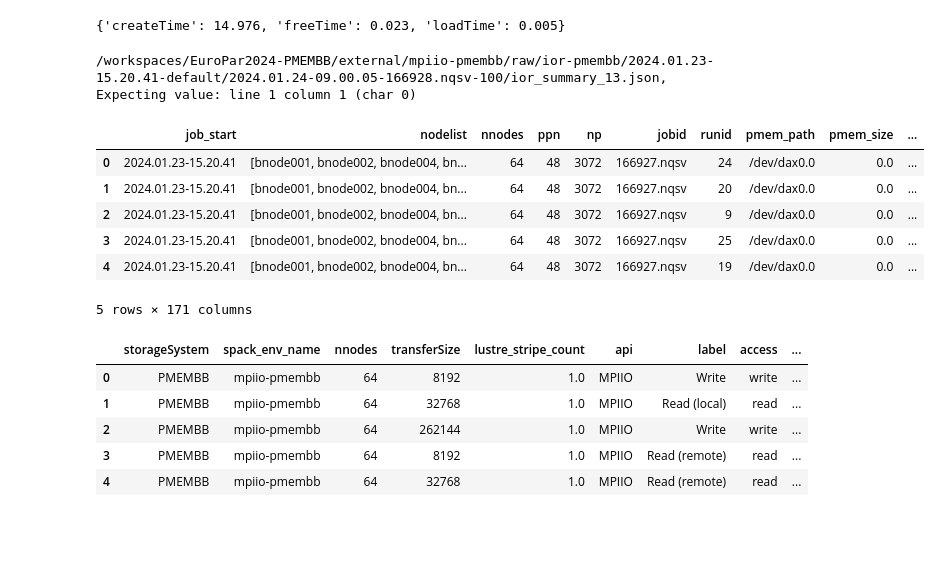
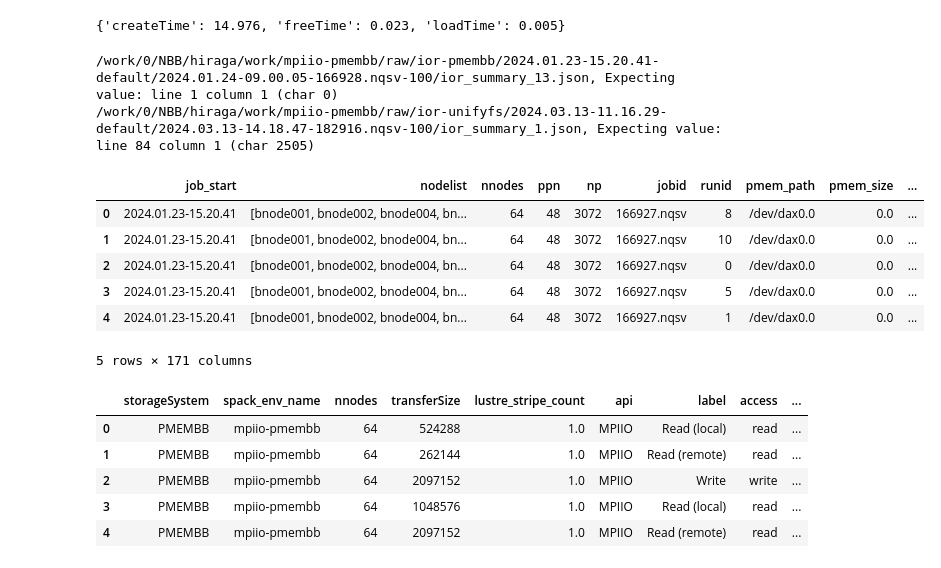
Before and after one commit to tsukuba-hpcs/mpiio-pmembb, a Jupyter notebook: src/ior/ior-comp.ipynb, the cells around one changed output. Saved outputs shown, nothing was run; the diff lists cells and outputs as text; code cells hidden in the pictures; blank space fills up the shorter version.

```diff
--- a/src/ior/ior-comp.ipynb
+++ b/src/ior/ior-comp.ipynb
@@ -93,24 +93,18 @@ job_group = (
     ("ior-pmembb/2024.01.23-15.20.41-default", {"storageSystem": "PMEMBB"}),
     ("ior-pmembb/2024.01.23-15.22.18-default", {"storageSystem": "PMEMBB"}),
     ("ior-pmembb/2024.01.24-12.44.18-default", {"storageSystem": "PMEMBB"}), # remain 100 node job
-    # ("ior-beeond/2024.02.19-16.30.42-default", {}),
     ("ior-lustre/2024.02.19-12.11.41-default", {}),
-    # ("ior-beeond/2024.02.21-11.41.39-32-64node", {}),
-    # ("ior-beeond/2024.02.22-14.42.30-8G-32node", {}),
-    # ("ior-beeond/2024.02.22-17.54.41-4G-64node", {}),
+    ("ior-lustre/2024.03.08-13.32.07-100", {}),
+    ("ior-unifyfs/2024.02.25-00.47.21-default", {}),
+    ("ior-unifyfs/2024.03.08-13.28.47-100", {}),
+    ("ior-unifyfs/2024.03.13-11.16.29-default", {}),
     # ("ior-chfs/2024.02.22-18.40.41-default", {}),
-    ("ior-unifyfs/2024.02.25-00.47.21-default", {}),
     # ("ior-chfs/2024.02.26-12.41.00-local", {}),
     # ("ior-chfs/2024.02.26-12.41.00-local", {"storageSystem": "CHFS-local"}),
-    ("ior-lustre/2024.03.08-13.32.07-100", {}),
     # ("ior-chfs/2024.03.08-13.29.30-100", {}),
-    ("ior-unifyfs/2024.03.08-13.28.47-100", {}),
-    # ("ior-beeond/2024.02.28-06.53.51-setpattern", {}),
-    # ("ior-beeond/2024.03.08-13.28.14-100", {}),
-    # ("ior-beeond/2024.03.10-12.43.26-1-64", {}),
-    ("ior-beeond/2024.03.10-13.02.17-default", {}),
     ("ior-chfs/2024.03.13-10.47.36-ppn8-100", {}),
     ("ior-chfs/2024.03.13-10.54.26-ppn8", {}),
+    ("ior-beeond/2024.03.10-13.02.17-default", {}),
     ("ior-beeond/2024.03.13-11.01.27-default", {}),
 )
 
@@ -177,39 +171,40 @@ df_src = (
     .rename({
         "summary_bwMaxMIB": "bw",
         "summary_MeanTime": "time",
         "summary_segmentCount": "segmentCount",
         "summary_blockSize": "blockSize",
         "summary_transferSize": "transferSize",
         "summary_operation": "operation",
         "Parameters_filePerProc": "fpp",
         "Parameters_reorderTasks": "reorder",
         "summary_API": "api",
         "result_access": "access",
         "result_bwMiB": "bwMiB",
         "result_openTime": "openTime",
         "result_wrRdTime": "wrRdTime",
         "result_closeTime": "closeTime",
         "result_totalTime": "totalTime",
     }, axis=1)
     .astype({"fpp": bool, "reorder": bool,})
     .assign(bwGB=lambda x: x["bwMiB"] * 2**20 / 10**9)
 )
 df_src["label"] = np.select([
     (df_src["access"] == "write"),
     (df_src["access"] == "read") & (df_src["reorder"] == True),
     (df_src["access"] == "read") & (df_src["reorder"] == False),
 ], ["Write", "Read (remote)", "Read (local)"])
 
 
 df_src.head()
 # %% [output]
-/workspaces/EuroPar2024-PMEMBB/external/mpiio-pmembb/raw/ior-pmembb/2024.01.23-15.20.41-default/2024.01.24-09.00.05-166928.nqsv-100/ior_summary_13.json, Expecting value: line 1 column 1 (char 0)
+/work/0/NBB/hiraga/work/mpiio-pmembb/raw/ior-pmembb/2024.01.23-15.20.41-default/2024.01.24-09.00.05-166928.nqsv-100/ior_summary_13.json, Expecting value: line 1 column 1 (char 0)
+/work/0/NBB/hiraga/work/mpiio-pmembb/raw/ior-unifyfs/2024.03.13-11.16.29-default/2024.03.13-14.18.47-182916.nqsv-100/ior_summary_1.json, Expecting value: line 84 column 1 (char 2505)
 |  | job_start | nodelist | nnodes | ppn | np | jobid | runid | pmem_path | pmem_size | ... |
-| 0 | 2024.01.23-15.20.41 | [bnode001, bnode002, bnode004, bn... | 64 | 48 | 3072 | 166927.nqsv | 24 | /dev/dax0.0 | 0.0 | ... |
-| 1 | 2024.01.23-15.20.41 | [bnode001, bnode002, bnode004, bn... | 64 | 48 | 3072 | 166927.nqsv | 20 | /dev/dax0.0 | 0.0 | ... |
-| 2 | 2024.01.23-15.20.41 | [bnode001, bnode002, bnode004, bn... | 64 | 48 | 3072 | 166927.nqsv | 9 | /dev/dax0.0 | 0.0 | ... |
-| 3 | 2024.01.23-15.20.41 | [bnode001, bnode002, bnode004, bn... | 64 | 48 | 3072 | 166927.nqsv | 25 | /dev/dax0.0 | 0.0 | ... |
-| 4 | 2024.01.23-15.20.41 | [bnode001, bnode002, bnode004, bn... | 64 | 48 | 3072 | 166927.nqsv | 19 | /dev/dax0.0 | 0.0 | ... |
+| 0 | 2024.01.23-15.20.41 | [bnode001, bnode002, bnode004, bn... | 64 | 48 | 3072 | 166927.nqsv | 8 | /dev/dax0.0 | 0.0 | ... |
+| 1 | 2024.01.23-15.20.41 | [bnode001, bnode002, bnode004, bn... | 64 | 48 | 3072 | 166927.nqsv | 10 | /dev/dax0.0 | 0.0 | ... |
+| 2 | 2024.01.23-15.20.41 | [bnode001, bnode002, bnode004, bn... | 64 | 48 | 3072 | 166927.nqsv | 0 | /dev/dax0.0 | 0.0 | ... |
+| 3 | 2024.01.23-15.20.41 | [bnode001, bnode002, bnode004, bn... | 64 | 48 | 3072 | 166927.nqsv | 5 | /dev/dax0.0 | 0.0 | ... |
+| 4 | 2024.01.23-15.20.41 | [bnode001, bnode002, bnode004, bn... | 64 | 48 | 3072 | 166927.nqsv | 1 | /dev/dax0.0 | 0.0 | ... |
 5 rows × 171 columns
 # %%
 df = df_src
@@ -247,11 +242,11 @@ pd.set_option('display.max_columns', None)
 )
 # %% [output]
 |  | storageSystem | spack_env_name | nnodes | transferSize | lustre_stripe_count | api | label | access | ... |
-| 0 | PMEMBB | mpiio-pmembb | 64 | 8192 | 1.0 | MPIIO | Write | write | ... |
-| 1 | PMEMBB | mpiio-pmembb | 64 | 32768 | 1.0 | MPIIO | Read (local) | read | ... |
-| 2 | PMEMBB | mpiio-pmembb | 64 | 262144 | 1.0 | MPIIO | Write | write | ... |
-| 3 | PMEMBB | mpiio-pmembb | 64 | 8192 | 1.0 | MPIIO | Read (remote) | read | ... |
-| 4 | PMEMBB | mpiio-pmembb | 64 | 32768 | 1.0 | MPIIO | Read (remote) | read | ... |
+| 0 | PMEMBB | mpiio-pmembb | 64 | 524288 | 1.0 | MPIIO | Read (local) | read | ... |
+| 1 | PMEMBB | mpiio-pmembb | 64 | 262144 | 1.0 | MPIIO | Read (remote) | read | ... |
+| 2 | PMEMBB | mpiio-pmembb | 64 | 2097152 | 1.0 | MPIIO | Write | write | ... |
+| 3 | PMEMBB | mpiio-pmembb | 64 | 1048576 | 1.0 | MPIIO | Read (local) | read | ... |
+| 4 | PMEMBB | mpiio-pmembb | 64 | 2097152 | 1.0 | MPIIO | Read (remote) | read | ... |
 # %%
 df = df_src
 same_setting_columns = [
```
Also changed, not shown: parts of 2 cells of this notebook, 2 other files.
